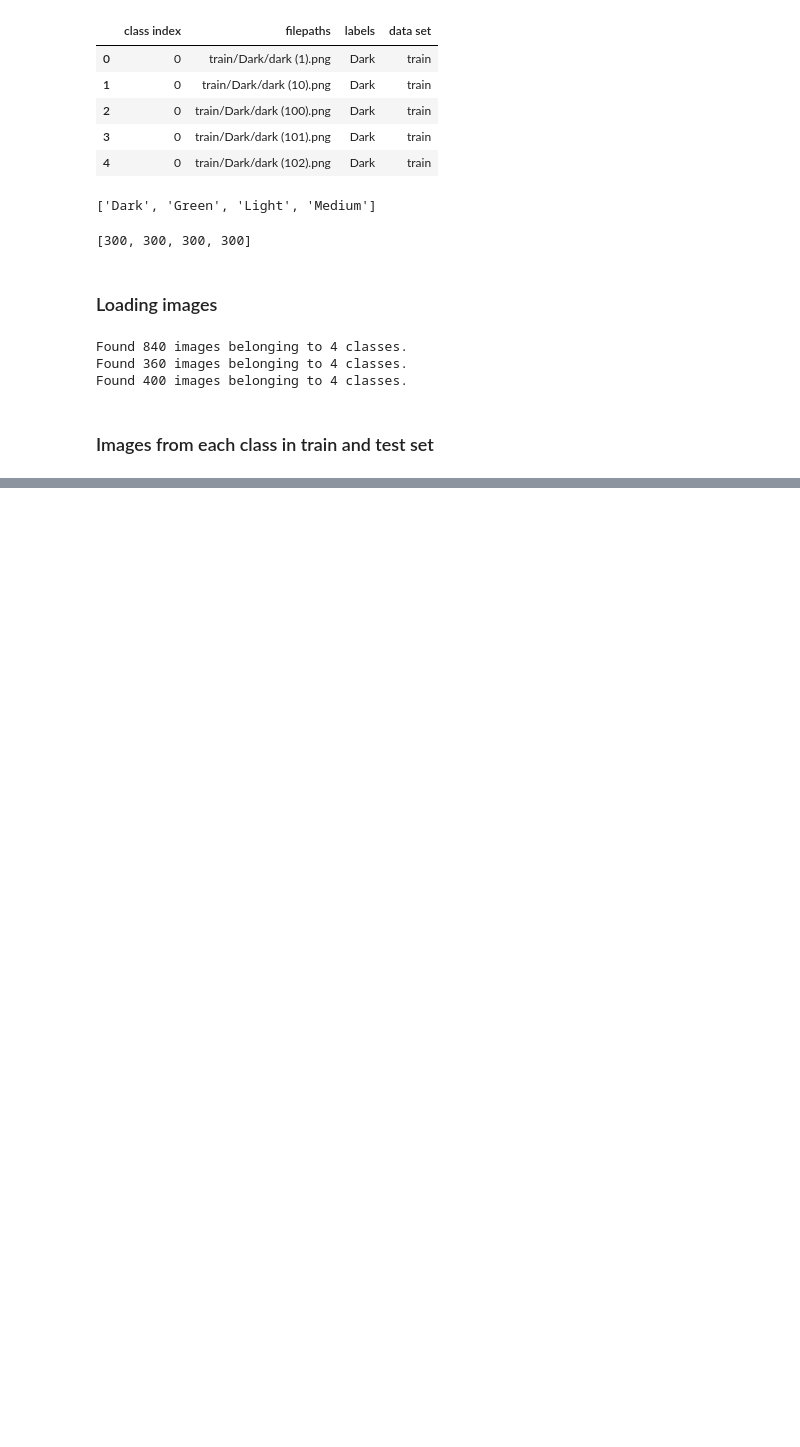
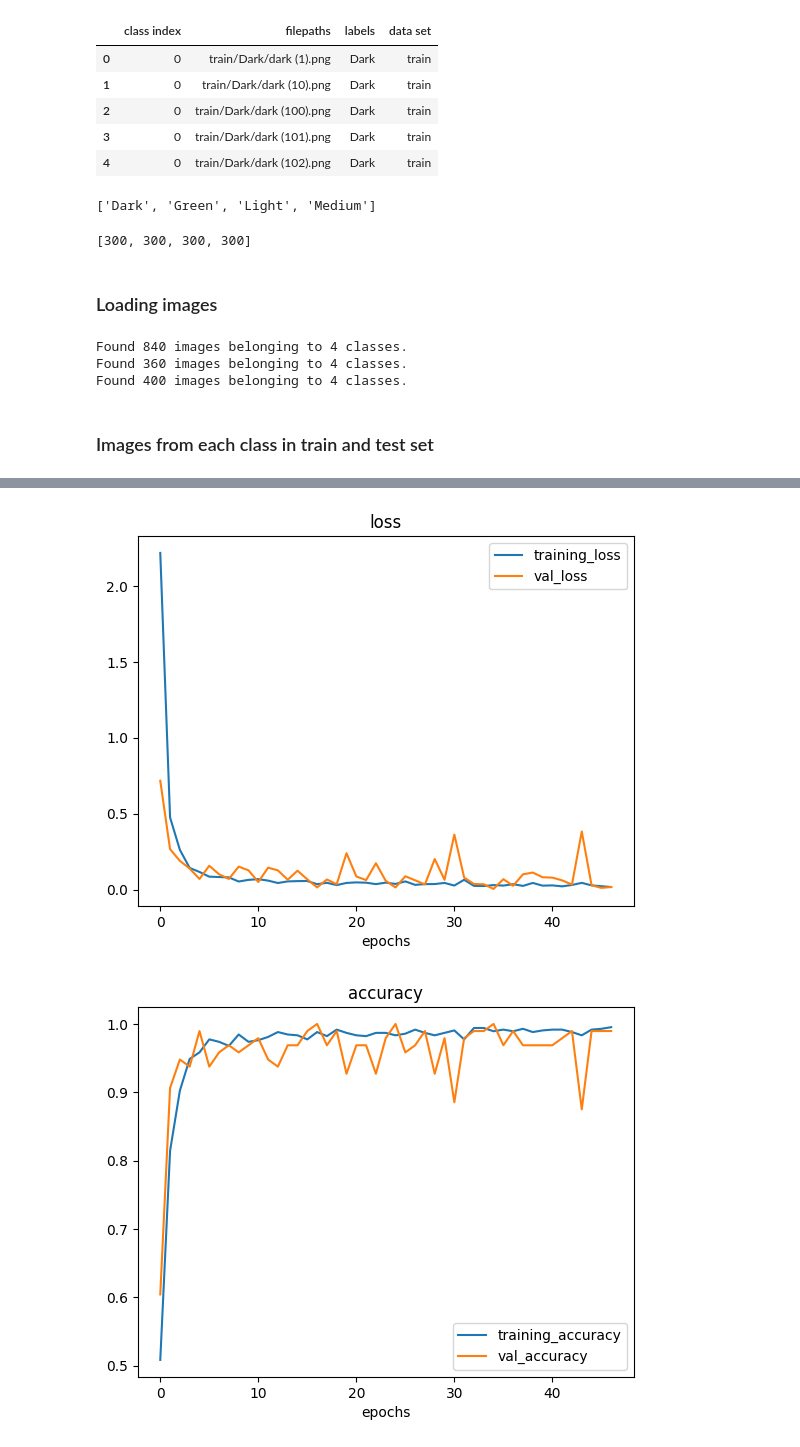
Before and after one commit to tea561/ML, a Jupyter notebook: Projekat3/proj3.ipynb, the cells around one changed output, grey strips where cells are left out. Cells and saved outputs as stored; diff of their text form; code cells hidden in the pictures; blank space fills up the shorter version.

```diff
--- a/Projekat3/proj3.ipynb
+++ b/Projekat3/proj3.ipynb
@@ -258,0 +298,5 @@ hist = model.fit(train_data, steps_per_epoch = len(train_data), validation_data
+# %%
+model_2.compile(loss = 'categorical_crossentropy', optimizer = opt, metrics=['accuracy'])
+history_2_aes = model_2.fit(train_data, epochs=50, steps_per_epoch=len(train_data),
+                                        validation_data=validation_data, validation_steps=int(0.25 * len(validation_data)),
+                                        callbacks=[early_stop])
@@ -258,0 +328,5 @@ hist = model.fit(train_data, steps_per_epoch = len(train_data), validation_data
+# %%
+plot_loss_curves(history_2_aes)
+# %% [output]
+[figure, added]
+[figure, added]
```
Also changed, not shown: parts of 42 cells of this notebook.
